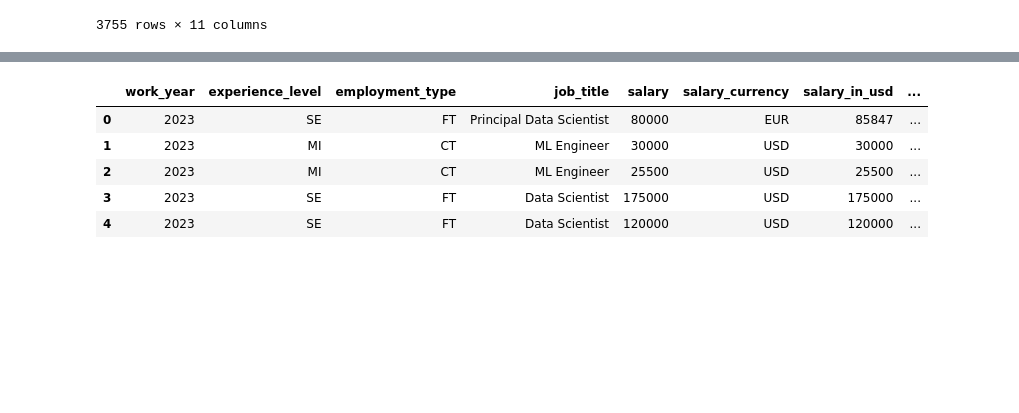
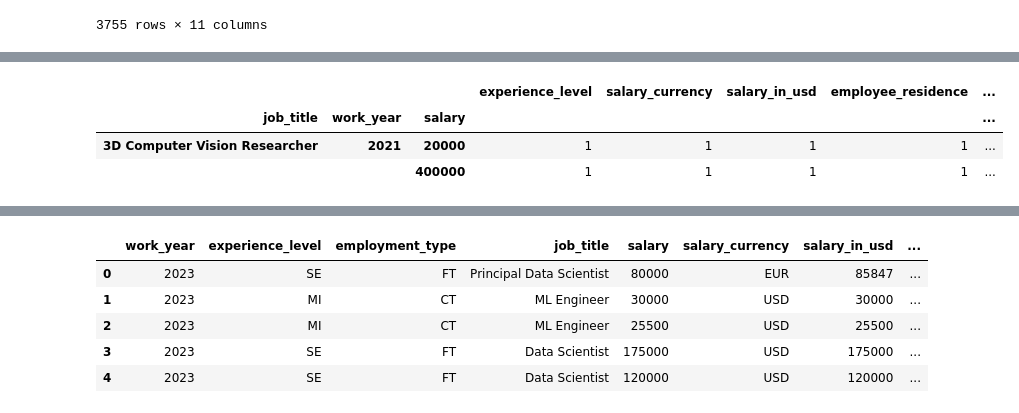
Before and after one commit to Rotany/matplotlib, a Jupyter notebook: Proyectos.ipynb, the cells around one changed output, grey strips where cells are left out. Saved outputs shown, nothing was run; the diff lists cells and outputs as text; code cells hidden in the pictures; blank space fills up the shorter version.

```diff
--- a/Proyectos.ipynb
+++ b/Proyectos.ipynb
@@ -86,0 +95,7 @@ ds.groupby(['salary','work_year','job_title']).agg(['min','max'])
+# %%
+ds.groupby(['job_title','work_year','salary']).count().head(2)
+# %% [output]
+|  |  |  | experience_level | salary_currency | salary_in_usd | employee_residence | ... |
+| job_title | work_year | salary |  |  |  |  | ... |
+| 3D Computer Vision Researcher | 2021 | 20000 | 1 | 1 | 1 | 1 | ... |
+|  |  | 400000 | 1 | 1 | 1 | 1 | ... |
```
Also changed, not shown: parts of 12 cells of this notebook, 3 other files.
